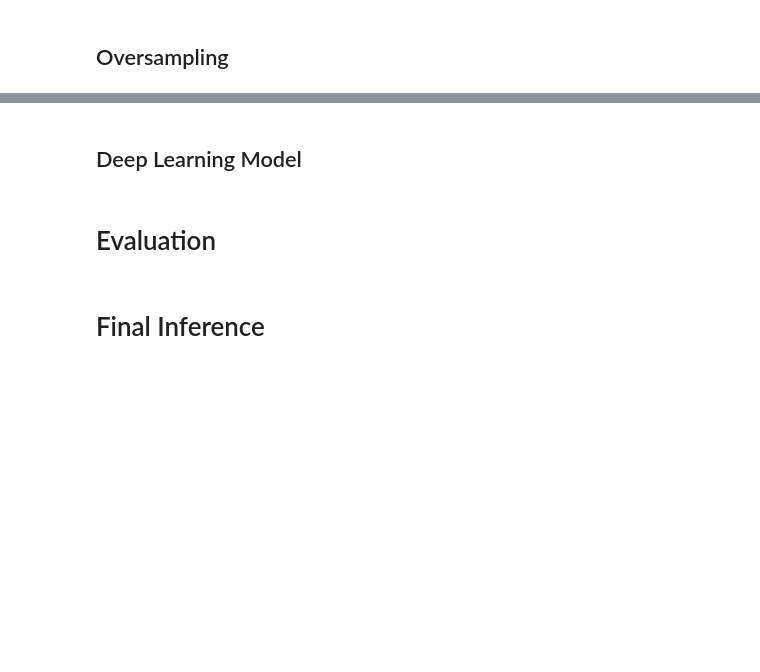
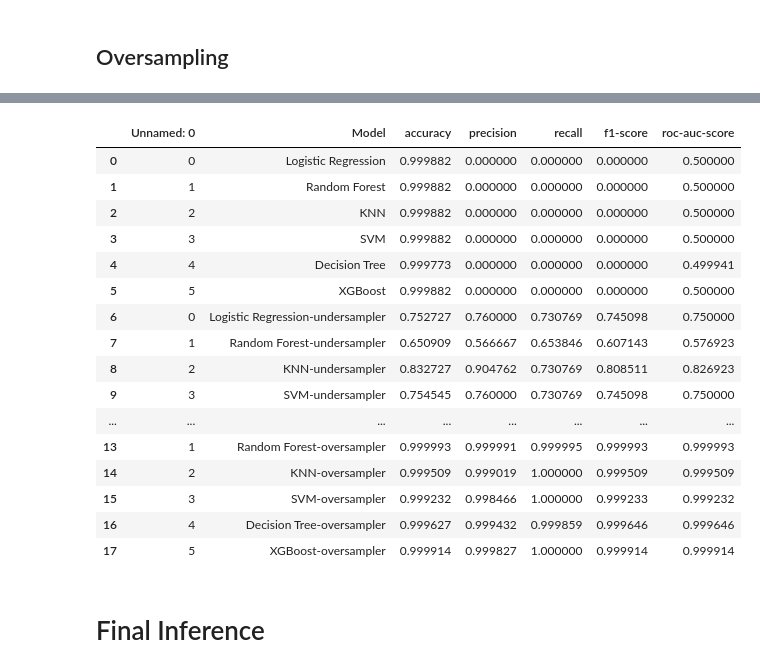
Before and after one commit to RatishMoondra/CreditCardFraudDetection, a Jupyter notebook: CreditCardFraudDetection.ipynb, the cells around one changed output, grey strips where cells are left out. Saved outputs shown, nothing was run; the diff lists cells and outputs as text; code cells hidden in the pictures; blank space fills up the shorter version.

```diff
--- a/CreditCardFraudDetection.ipynb
+++ b/CreditCardFraudDetection.ipynb
@@ -600,5 +601,23 @@ Using model : SVC()
+# %%
+df_accuracy = pd.read_csv("accuracy_scores.csv")
 # %%
-# Look at the various data
-df_accuracy.head()
+# View the stored data
+df_accuracy
+# %% [output]
+|  | Unnamed: 0 | Model | accuracy | precision | recall | f1-score | roc-auc-score |
+| 0 | 0 | Logistic Regression | 0.999882 | 0.000000 | 0.000000 | 0.000000 | 0.500000 |
+| 1 | 1 | Random Forest | 0.999882 | 0.000000 | 0.000000 | 0.000000 | 0.500000 |
+| 2 | 2 | KNN | 0.999882 | 0.000000 | 0.000000 | 0.000000 | 0.500000 |
+| 3 | 3 | SVM | 0.999882 | 0.000000 | 0.000000 | 0.000000 | 0.500000 |
+| 4 | 4 | Decision Tree | 0.999773 | 0.000000 | 0.000000 | 0.000000 | 0.499941 |
+| 5 | 5 | XGBoost | 0.999882 | 0.000000 | 0.000000 | 0.000000 | 0.500000 |
+| 6 | 0 | Logistic Regression-undersampler | 0.752727 | 0.760000 | 0.730769 | 0.745098 | 0.750000 |
+| 7 | 1 | Random Forest-undersampler | 0.650909 | 0.566667 | 0.653846 | 0.607143 | 0.576923 |
+| 8 | 2 | KNN-undersampler | 0.832727 | 0.904762 | 0.730769 | 0.808511 | 0.826923 |
+| 9 | 3 | SVM-undersampler | 0.754545 | 0.760000 | 0.730769 | 0.745098 | 0.750000 |
+| ... | ... | ... | ... | ... | ... | ... | ... |
+| 13 | 1 | Random Forest-oversampler | 0.999993 | 0.999991 | 0.999995 | 0.999993 | 0.999993 |
+| 14 | 2 | KNN-oversampler | 0.999509 | 0.999019 | 1.000000 | 0.999509 | 0.999509 |
+| 15 | 3 | SVM-oversampler | 0.999232 | 0.998466 | 1.000000 | 0.999233 | 0.999232 |
+| 16 | 4 | Decision Tree-oversampler | 0.999627 | 0.999432 | 0.999859 | 0.999646 | 0.999646 |
+| 17 | 5 | XGBoost-oversampler | 0.999914 | 0.999827 | 1.000000 | 0.999914 | 0.999914 |
-# %% [markdown]
-## Deep Learning Model
@@ -650,2 +623,0 @@ print("Model saved as 'model.pickle'")
-# %% [markdown]
-# Evaluation
```
Also changed, not shown: parts of 8 cells of this notebook, 1 other file.
